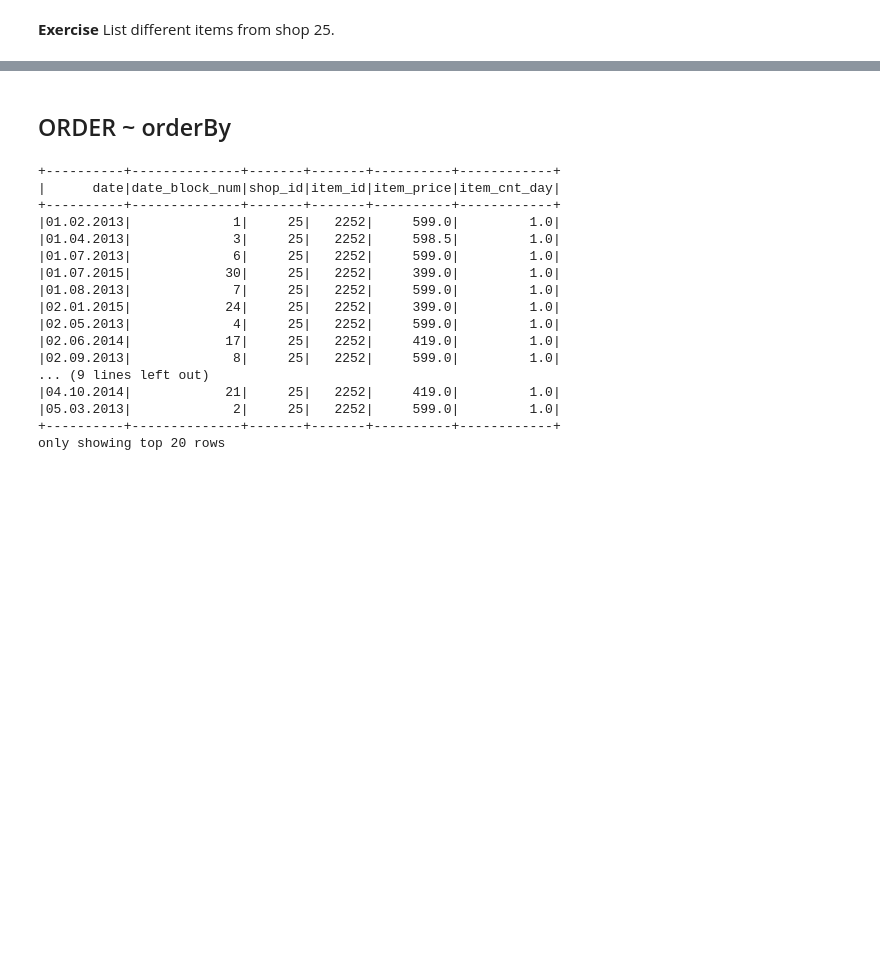
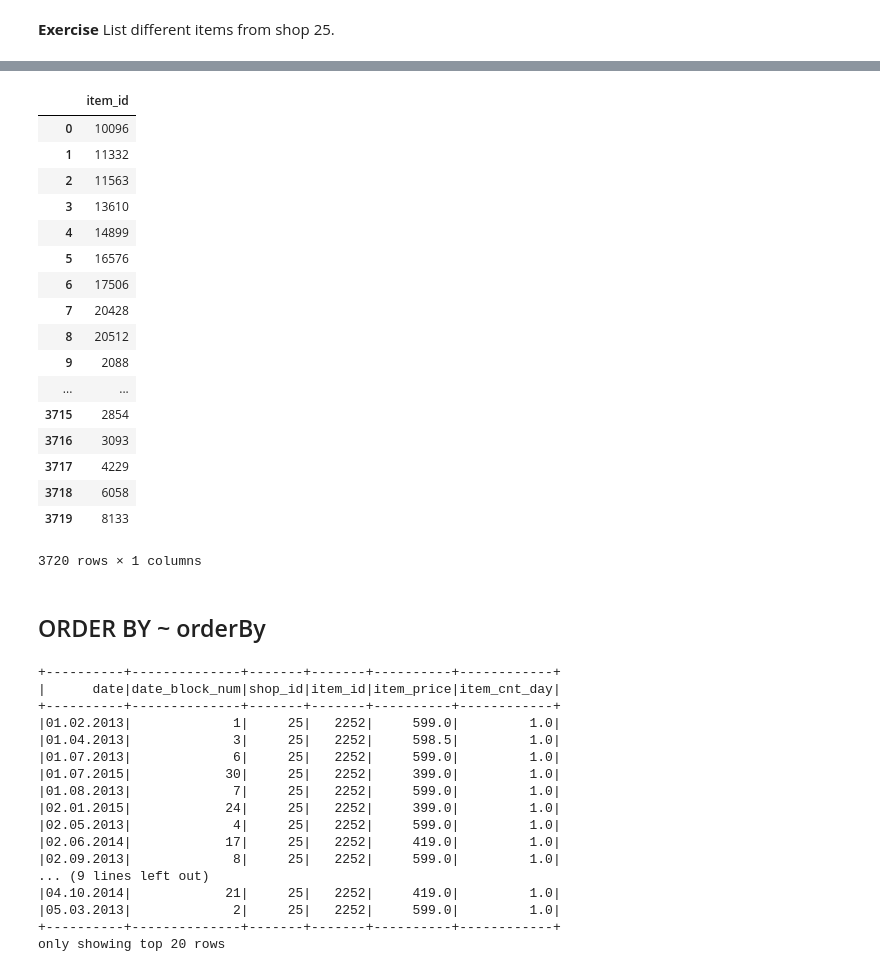
Before and after one commit to sbartek/intro-to-pyspark, a Jupyter notebook: sql_vs_spark.ipynb, the cells around one changed output, grey strips where cells are left out. Drawn from its saved outputs; the diff is of its cells as text; code cells hidden in the pictures; blank space fills up the shorter version.

```diff
--- a/sql_vs_spark.ipynb
+++ b/sql_vs_spark.ipynb
@@ -208,5 +282,26 @@ __Exercise__ List different items from shop 25.
+# %%
+sales_df
+# %% [output]
+|  | item_id |
+| 0 | 10096 |
+| 1 | 11332 |
+| 2 | 11563 |
+| 3 | 13610 |
+| 4 | 14899 |
+| 5 | 16576 |
+| 6 | 17506 |
+| 7 | 20428 |
+| 8 | 20512 |
+| 9 | 2088 |
+| ... | ... |
+| 3715 | 2854 |
+| 3716 | 3093 |
+| 3717 | 4229 |
+| 3718 | 6058 |
+| 3719 | 8133 |
+3720 rows × 1 columns
 # %% [markdown]
-## ORDER ~ orderBy
+## ORDER BY ~ orderBy
 # %%
 spark.sql("""
 SELECT *
```
Also changed, not shown: parts of 24 cells of this notebook.
